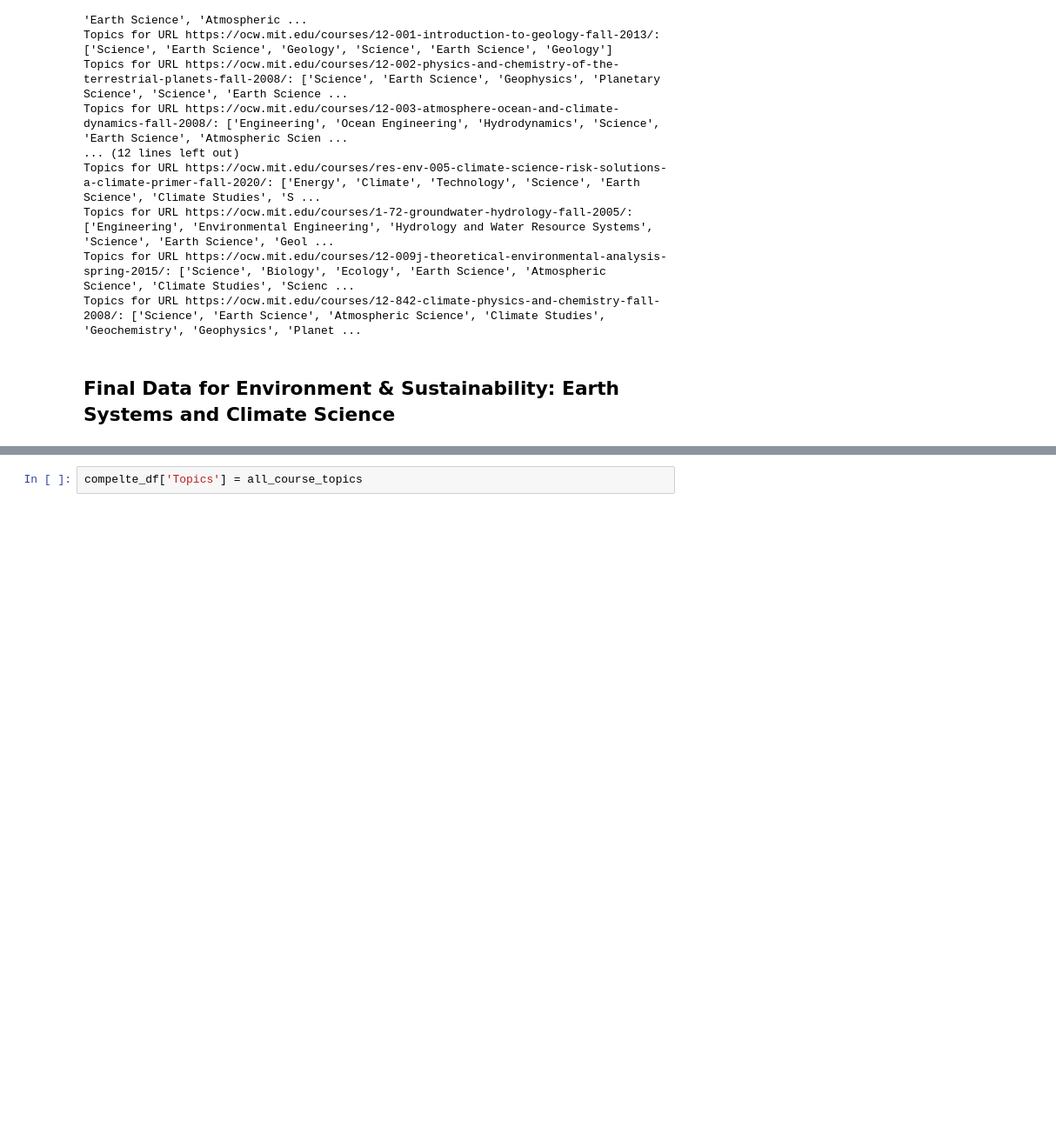
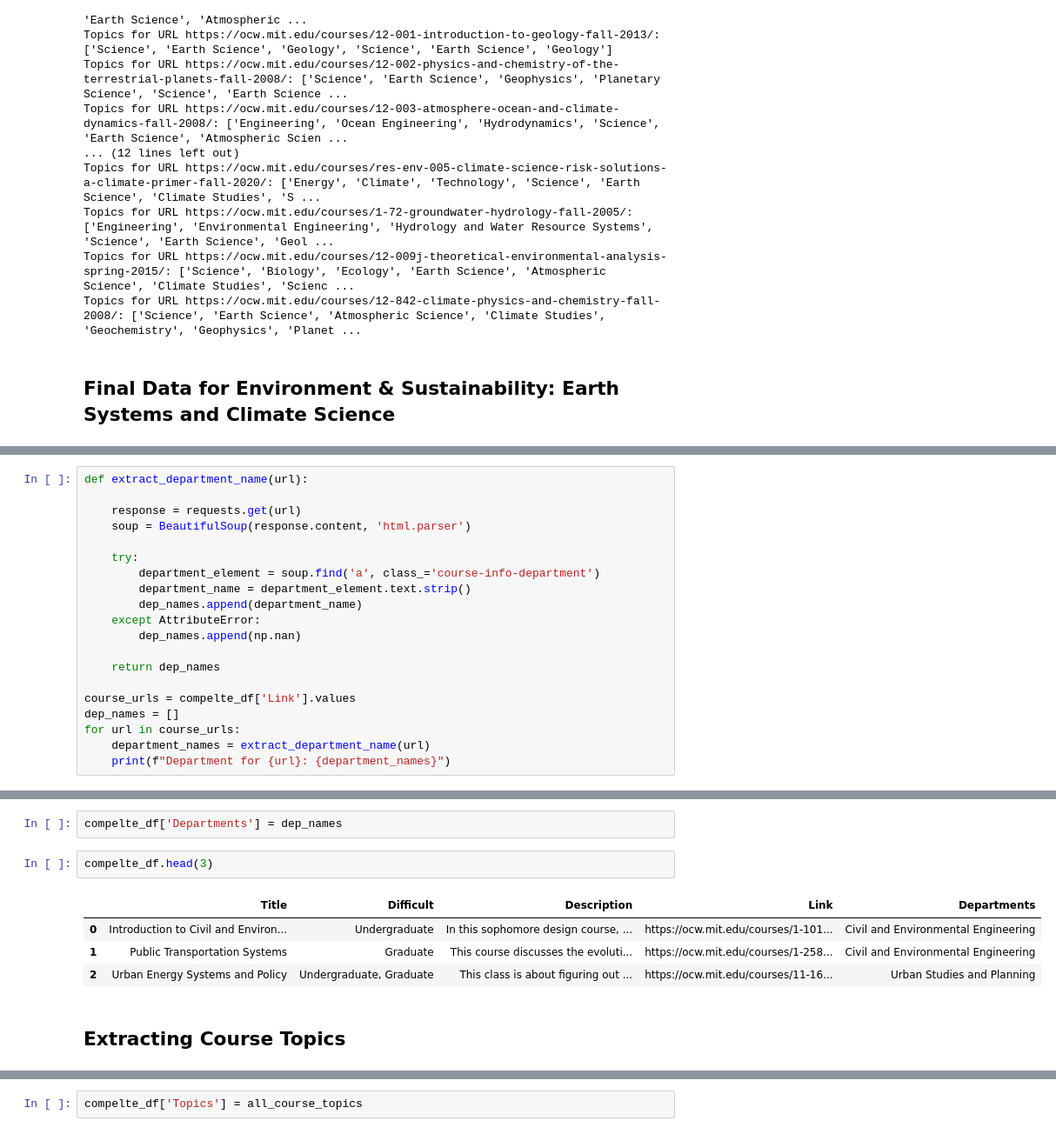
Before and after one commit to MuhammadUmerKhan/RecoVista-AI-Powered-Recommendation-Engine, a Jupyter notebook: ipynb/web_Scrapping.ipynb, the cells around one changed output, grey strips where cells are left out. Shown: that part at 87% size. Saved outputs shown, nothing was run; the diff lists cells and outputs as text; blank space fills up the shorter version.

```diff
--- a/ipynb/web_Scrapping.ipynb
+++ b/ipynb/web_Scrapping.ipynb
@@ -274,0 +419,20 @@ Topics for URL https://ocw.mit.edu/courses/12-842-climate-physics-and-chemistry-
+# %%
+def extract_department_name(url):
+
+    response = requests.get(url)
+    soup = BeautifulSoup(response.content, 'html.parser')
+
+    try:
+        department_element = soup.find('a', class_='course-info-department')
+        department_name = department_element.text.strip()
+        dep_names.append(department_name)
+    except AttributeError:
+        dep_names.append(np.nan)
+
+    return dep_names
+
+course_urls = compelte_df['Link'].values
+dep_names = []
+for url in course_urls:
+    department_names = extract_department_name(url)
+    print(f"Department for {url}: {department_names}")
@@ -274,0 +457,11 @@ Topics for URL https://ocw.mit.edu/courses/12-842-climate-physics-and-chemistry-
+# %%
+compelte_df['Departments'] = dep_names
+# %%
+compelte_df.head(3)
+# %% [output]
+|  | Title | Difficult | Description | Link | Departments |
+| 0 | Introduction to Civil and Environ... | Undergraduate | In this sophomore design course, ... | https://ocw.mit.edu/courses/1-101... | Civil and Environmental Engineering |
+| 1 | Public Transportation Systems | Graduate | This course discusses the evoluti... | https://ocw.mit.edu/courses/1-258... | Civil and Environmental Engineering |
+| 2 | Urban Energy Systems and Policy | Undergraduate, Graduate | This class is about figuring out ... | https://ocw.mit.edu/courses/11-16... | Urban Studies and Planning |
+# %% [markdown]
+## Extracting Course Topics
```
Also changed, not shown: parts of 23 cells of this notebook, 2 other files.
